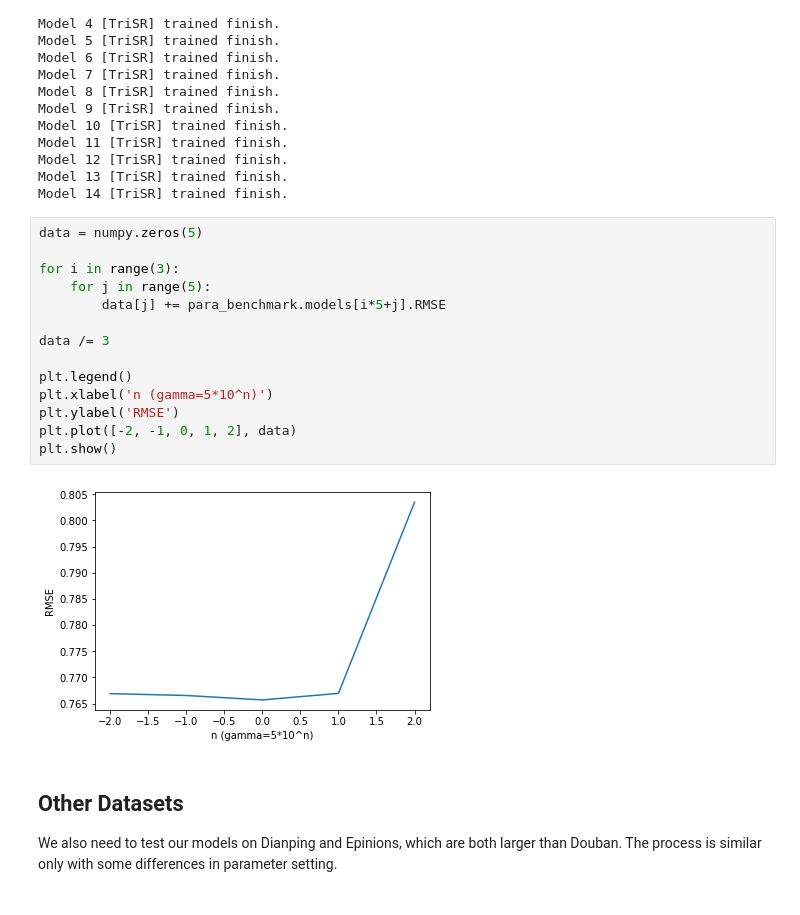
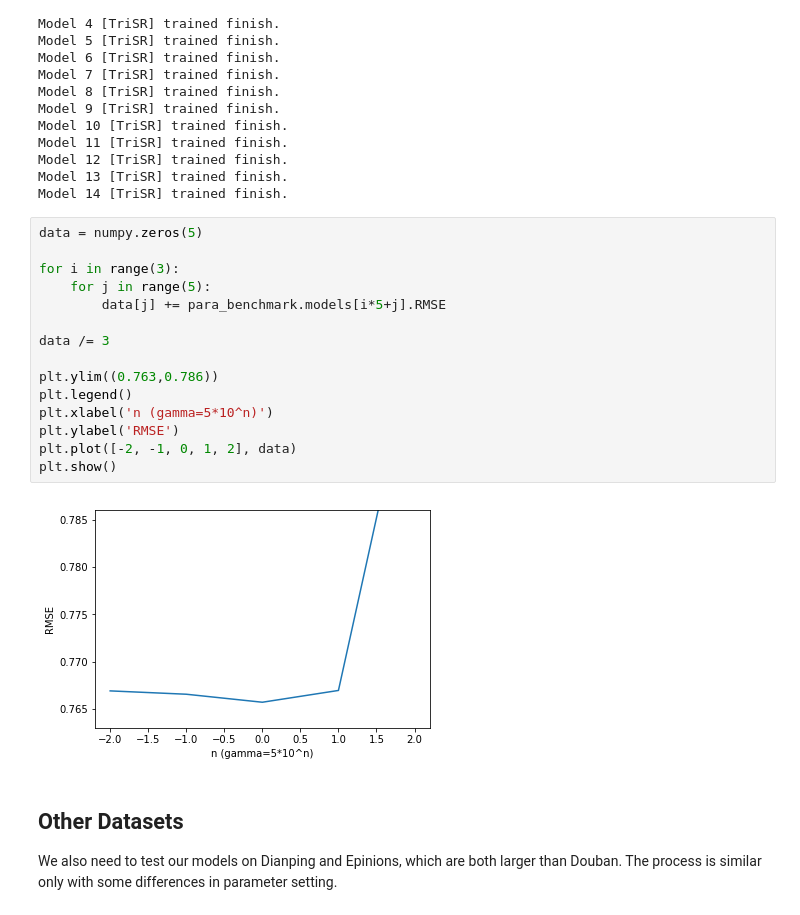
Before and after one commit to SiriusNEO/Social-Recommender-Systems, a Jupyter notebook: src/notebook.ipynb, the cells around one changed output. Cells and saved outputs as stored; diff of their text form.

```diff
--- a/src/notebook.ipynb
+++ b/src/notebook.ipynb
@@ -318,19 +318,20 @@ Model 14 [TriSR] trained finish.
 # %%
 data = numpy.zeros(5)
 
 for i in range(3):
     for j in range(5):
         data[j] += para_benchmark.models[i*5+j].RMSE
 
 data /= 3
 
+plt.ylim((0.763,0.786))
 plt.legend()
 plt.xlabel('n (gamma=5*10^n)')
 plt.ylabel('RMSE')
 plt.plot([-2, -1, 0, 1, 2], data)
 plt.show()
 # %% [output]
-[figure, old version]
+[figure, new version]
 # %% [markdown]
 ## Other Datasets
 
```
Also changed, not shown: 5 other files.
